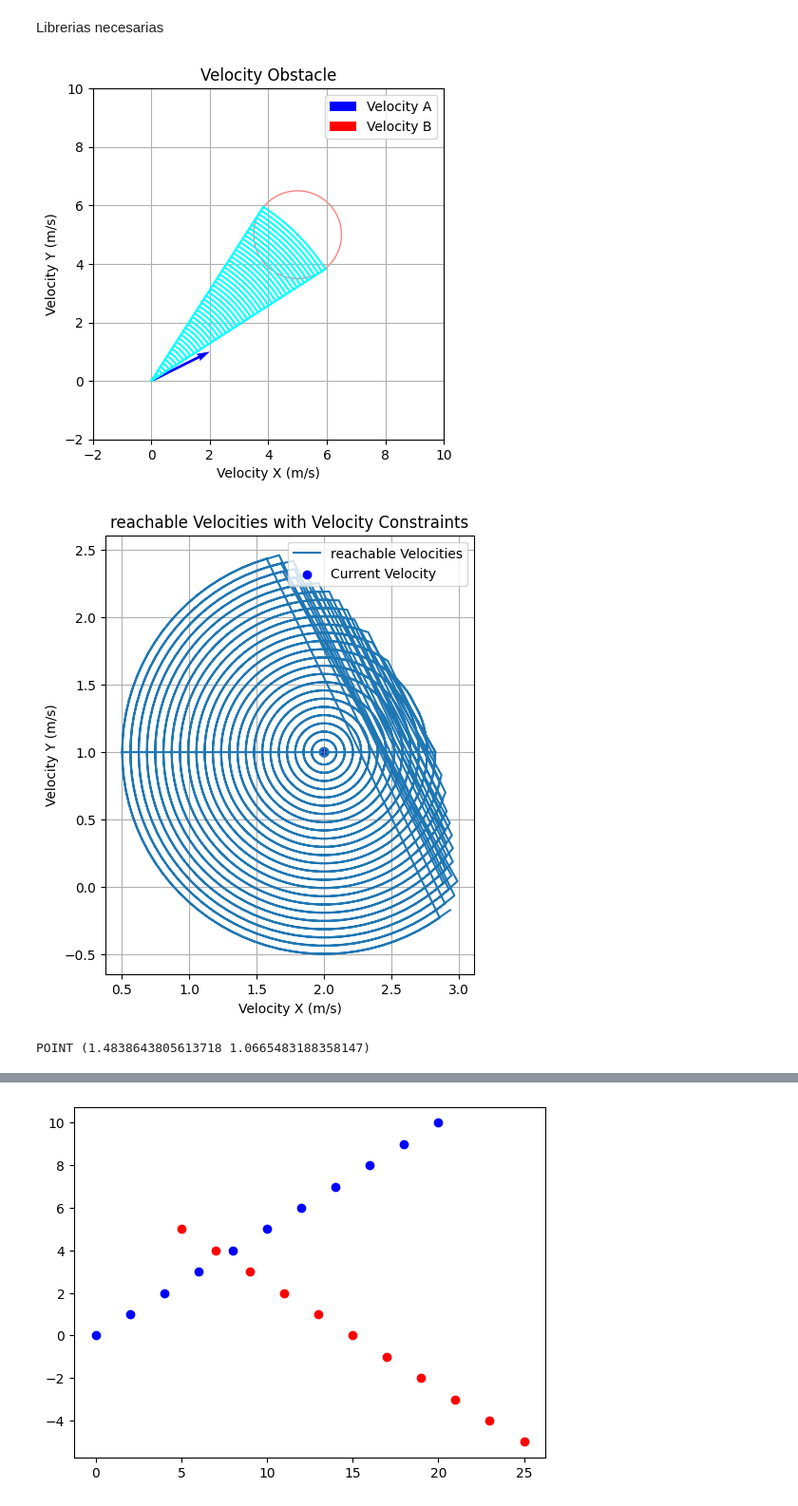
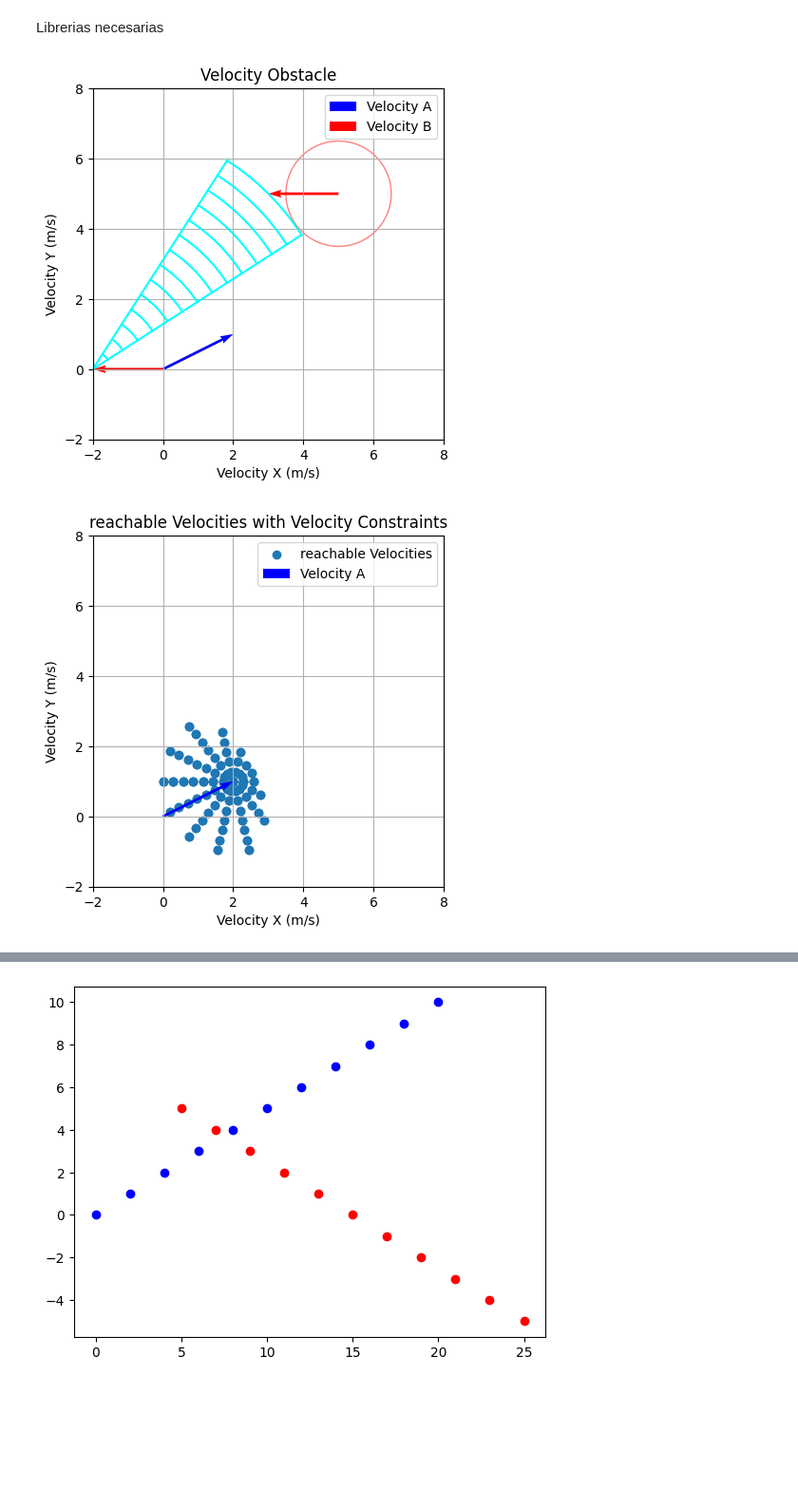
Before and after one commit to ParzivalStark/Velocity-Obstacles, a Jupyter notebook: Velocity_Obstacle.ipynb, the cells around one changed output, grey strips where cells are left out. Shown at 95% size. Saved outputs shown, nothing was run; the diff lists cells and outputs as text; code cells hidden in the pictures; blank space fills up the shorter version.

Commit message:
RAV and Implementation of velocity selection based on angle

```diff
--- a/Velocity_Obstacle.ipynb
+++ b/Velocity_Obstacle.ipynb
@@ -19,10 +19,10 @@ A_vel = np.array([2, 1])  # Velocity of A
 A_radius = 0.5            # Radius of A
 
 B_pos = np.array([5, 5])  # Position of B
-B_vel = np.array([0, 0])  # Velocity of B
+B_vel = np.array([-2, 0])  # Velocity of B
 B_radius = 1              # Radius of B
 
-numPoints = 50
+numPoints = 15
 
 T_h = 10
 
@@ -52,7 +52,7 @@ for distance in distances:
 
 shiftedConePoints = np.array(shiftedConePoints)
 
-VO = set(map(tuple, shiftedConePoints.reshape(-1, 2)))
+#VO = set(map(tuple, shiftedConePoints.reshape(-1, 2)))
 
 # Visualization
 fig, ax = plt.subplots()
@@ -69,8 +69,8 @@ for points in shiftedConePoints:
   ax.plot(points[:, 0], points[:, 1], color='cyan')
 
 # Plot configuration
-ax.set_xlim(-2, 10)
-ax.set_ylim(-2, 10)
+ax.set_xlim(-2, 8)
+ax.set_ylim(-2, 8)
 ax.set_aspect('equal')
 ax.legend()
 ax.set_title('Velocity Obstacle')
@@ -79,7 +79,7 @@ plt.ylabel('Velocity Y (m/s)')
 plt.grid(True)
 plt.show()
 # %% [output]
-[figure, old version]
+[figure, new version]
 # %%
 def reachable_velocities(v_A, v_max, a_max, dt=1.0, num_points=100):
 
@@ -101,45 +101,42 @@ def reachable_velocities(v_A, v_max, a_max, dt=1.0, num_points=100):
     # Compute the set of velocities by adding accelerations to the current velocity
     vel_set = []
 
     for i in acc_set:
       for j in i:
         # Compute the new velocity after applying this acceleration
         v_new = v_A + j * dt
 
         # Check if the new velocity would exceed the maximum velocity
         if np.linalg.norm(v_new) <= v_max:
             vel_set.append(v_new)
 
     vel_set = np.array(vel_set)
 
     return vel_set
 
-# Example setup
-v_max = 3.0                   # Maximum velocity magnitude (m/s)
-a_max = 1.5                   # Maximum acceleration magnitude (m/s^2)
+
+v_max = 3.0                   # Maximum velocity (m/s)
+a_max = 2.0                   # Maximum acceleration (m/s^2)
 dt = 1.0                      # Time step (1 second)
 
 # Get the set of feasible velocities
 reachable_vel_set = reachable_velocities(A_vel, v_max, a_max, dt, numPoints)
 
 # Plotting the result
-plt.figure(figsize=(6, 6))
-plt.plot(reachable_vel_set[:, 0], reachable_vel_set[:, 1], label="reachable Velocities")
-plt.scatter(A_vel[0], A_vel[1], color='blue', label="Current Velocity")
+fig, ax = plt.subplots()
 
+#plt.figure(figsize=(6, 6))
+plt.scatter(reachable_vel_set[:, 0], reachable_vel_set[:, 1], label="reachable Velocities")
+ax.quiver(*A_pos, *A_vel, color='b', scale_units='xy', scale=1, label="Velocity A")
+ax.set_xlim(-2, 8)
+ax.set_ylim(-2, 8)
+ax.set_aspect('equal')
 plt.xlabel('Velocity X (m/s)')
 plt.ylabel('Velocity Y (m/s)')
 plt.grid(True)
-plt.gca().set_aspect('equal', adjustable='box')
+#plt.gca().set_aspect('equal', adjustable='box')
 plt.legend()
 plt.title('reachable Velocities with Velocity Constraints')
 plt.show()
 # %% [output]
-[figure, old version]
+[figure, new version]
-# %%
-idx = np.random.randint(reachable_vel_set.shape[0])
-sel_vel = reachable_vel_set[idx]
-p = Point(sel_vel)
-print(p)
-# %% [output]
-POINT (1.4838643805613718 1.0665483188358147)
```
Also changed, not shown: parts of 6 cells of this notebook.
